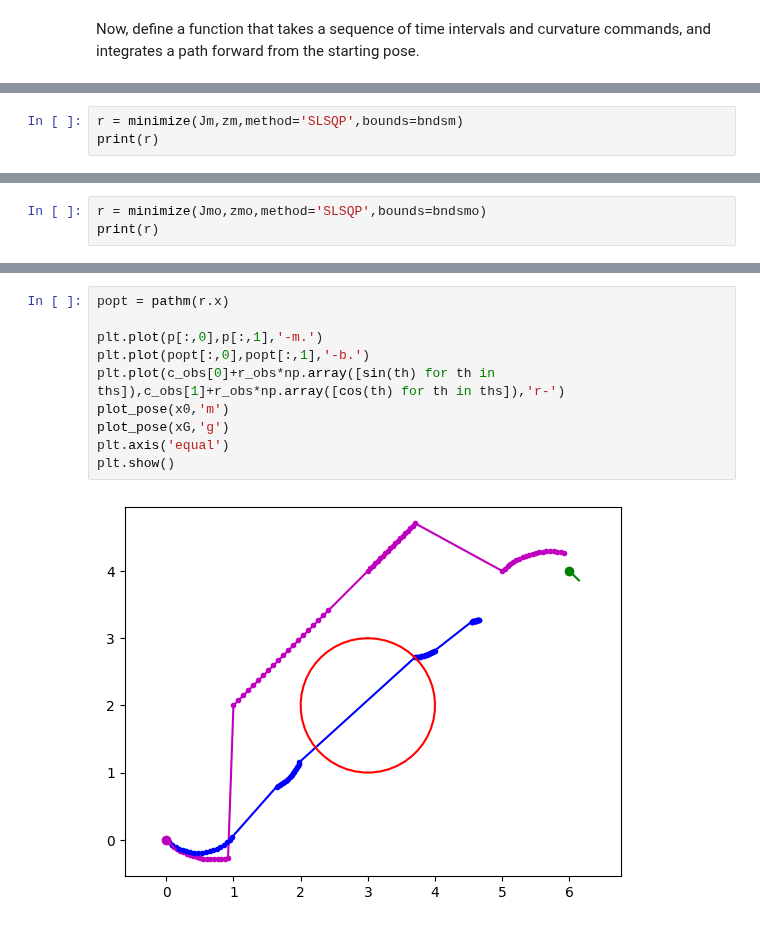
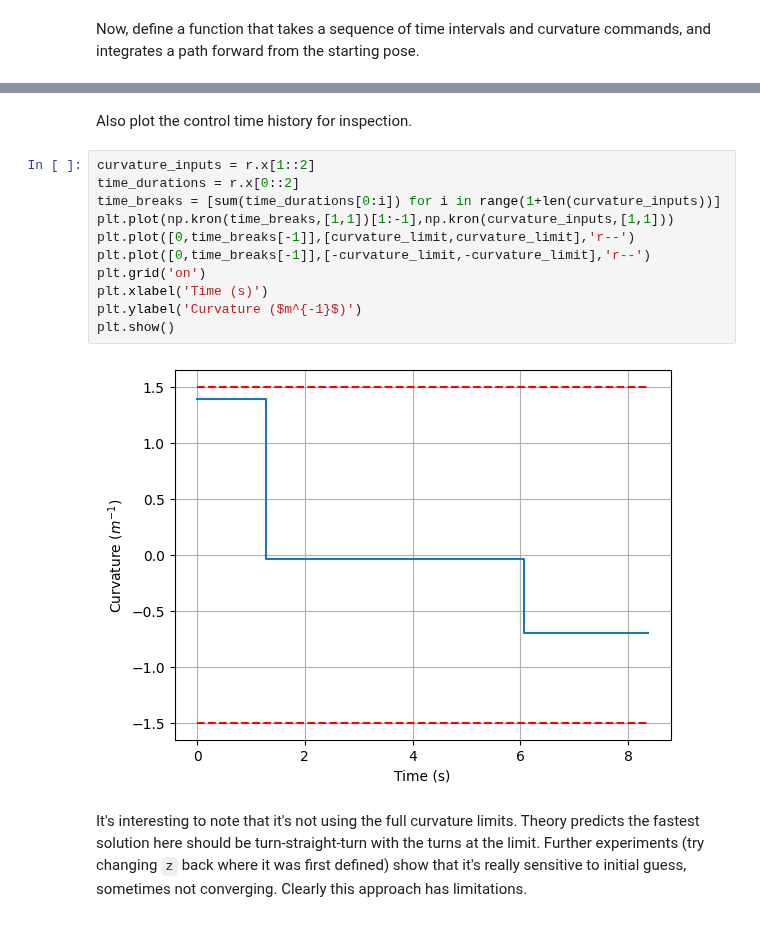
Before and after one commit to arthurrichards77/smply, a Jupyter notebook: shooting.ipynb, the cells around one changed output, grey strips where cells are left out. Saved outputs shown, nothing was run; the diff lists cells and outputs as text.

```diff
--- a/shooting.ipynb
+++ b/shooting.ipynb
@@ -214,3 +144,0 @@ bndsm
-# %%
-r = minimize(Jm,zm,method='SLSQP',bounds=bndsm)
-print(r)
@@ -301,3 +144,0 @@ bndsmo
-# %%
-r = minimize(Jmo,zmo,method='SLSQP',bounds=bndsmo)
-print(r)
@@ -314,12 +145,17 @@ print(r)
-# %%
-popt = pathm(r.x)
-
-plt.plot(p[:,0],p[:,1],'-m.')
-plt.plot(popt[:,0],popt[:,1],'-b.')
-plt.plot(c_obs[0]+r_obs*np.array([sin(th) for th in ths]),c_obs[1]+r_obs*np.array([cos(th) for th in ths]),'r-')
-plot_pose(x0,'m')
-plot_pose(xG,'g')
-plt.axis('equal')
-plt.show()
-# %% [output]
-[figure, removed]
+# %% [markdown]
+Also plot the control time history for inspection.
+# %%
+curvature_inputs = r.x[1::2]
+time_durations = r.x[0::2]
+time_breaks = [sum(time_durations[0:i]) for i in range(1+len(curvature_inputs))]
+plt.plot(np.kron(time_breaks,[1,1])[1:-1],np.kron(curvature_inputs,[1,1]))
+plt.plot([0,time_breaks[-1]],[curvature_limit,curvature_limit],'r--')
+plt.plot([0,time_breaks[-1]],[-curvature_limit,-curvature_limit],'r--')
+plt.grid('on')
+plt.xlabel('Time (s)')
+plt.ylabel('Curvature ($m^{-1}$)')
+plt.show()
+# %% [output]
+[figure, added]
+# %% [markdown]
+It's interesting to note that it's not using the full curvature limits.  Theory predicts the fastest solution here should be turn-straight-turn with the turns at the limit.  Further experiments (try changing `z` back where it was first defined) show that it's really sensitive to initial guess, sometimes not converging.  Clearly this approach has limitations.
```
Also changed, not shown: parts of 25 cells of this notebook.
